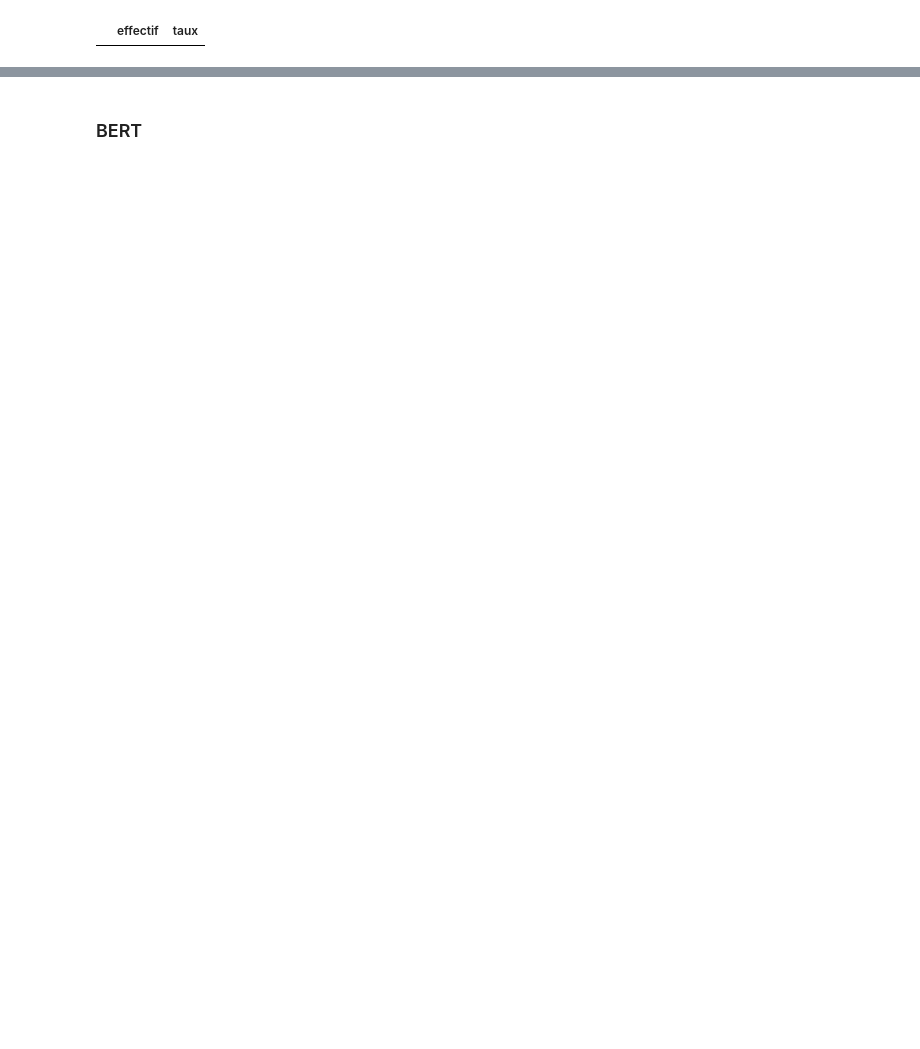
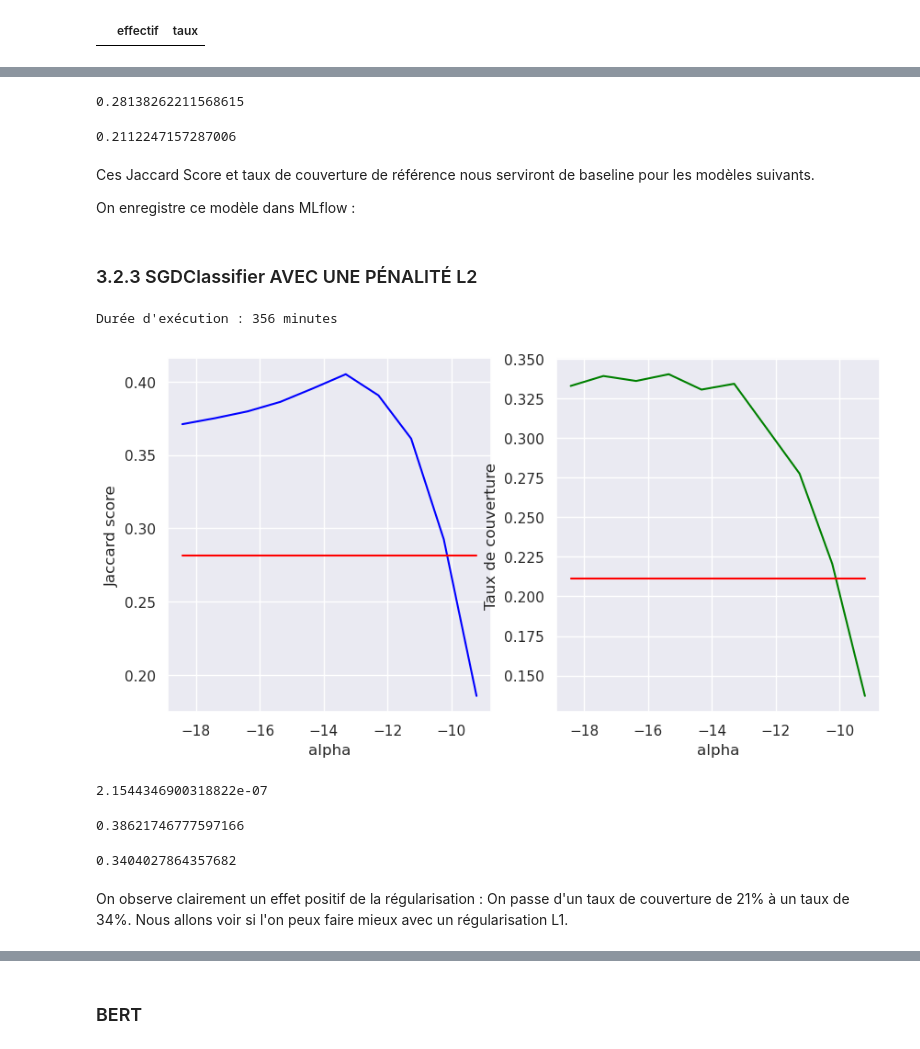
Before and after one commit to cfikri/Project5-automatic-questions-categorization-stackoverflow, a Jupyter notebook: approche_supervisee.ipynb, the cells around one changed output, grey strips where cells are left out. Cells and saved outputs as stored; diff of their text form; code cells hidden in the pictures; blank space fills up the shorter version.

```diff
--- a/approche_supervisee.ipynb
+++ b/approche_supervisee.ipynb
@@ -36,6 +40,9 @@ data[data.Title.isna()].shape
 # %%
 condition = data.Title.isna()
 data.loc[condition, 'Title'] = data.loc[condition, 'Body']
+# %%
+condition = data.Body.isna()
+data.loc[condition, 'Body'] = data.loc[condition, 'Title']
 # %%
 mt.valeurs_manquantes(data)
 # %% [output]
@@ -164,0 +132,15 @@ average_distance(bow_val, bow_tags_val, metric=relative_distance)
+# %%
+score_reference = jaccard_score(y_val, y_pred, average='weighted')
+score_reference
+# %% [output]
+0.28138262211568615
+# %%
+tags_pred = pd.Series(binarizer.inverse_transform(y_pred), index=data_val.index).apply(lambda x: ' '.join(x))
+coverage_reference = mt.coverage_score(tags_pred, data_val.Tags)
+coverage_reference
+# %% [output]
+0.2112247157287006
+# %% [markdown]
+Ces Jaccard Score et taux de couverture de référence nous serviront de baseline pour les modèles suivants.
+
+On enregistre ce modèle dans MLflow :
@@ -164,0 +154,56 @@ average_distance(bow_val, bow_tags_val, metric=relative_distance)
+# %% [markdown]
+### 3.2.3 SGDClassifier AVEC UNE PÉNALITÉ L2
+# %%
+debut = time()
+
+alphas = np.logspace(-8, -4, 10)
+score = []
+coverage = []
+
+for alpha in alphas:
+    classifier = OneVsRestClassifier(SGDClassifier(alpha=alpha, penalty='l2', loss='log_loss', random_state=72))
+    classifier.fit(X, y)
+
+    y_pred = classifier.predict(X_val)
+    score.append(jaccard_score(y_val, y_pred, average='weighted'))
+
+    tags_pred = pd.Series(binarizer.inverse_transform(y_pred), index=data_val.index).apply(lambda x: ' '.join(x))
+    coverage.append(mt.coverage_score(tags_pred, data_val.Tags))
+
+fin = time()
+
+duree = fin - debut
+print(f"Durée d'exécution : {round(duree/60)} minutes")
+# %% [output]
+Durée d'exécution : 356 minutes
+# %%
+sns.set(style='darkgrid')
+fig, axe = plt.subplots(1,2,figsize = (10,5))
+axe = axe.flatten()
+sns.lineplot(x=np.log(alphas), y=score, ax=axe[0], color='blue')
+sns.lineplot(x=np.log(alphas), y=score_reference, ax=axe[0], color='red')
+axe[0].set_xlabel('alpha')
+axe[0].set_ylabel('Jaccard score')
+sns.lineplot(x=np.log(alphas), y=coverage, ax=axe[1], color='green')
+sns.lineplot(x=np.log(alphas), y=coverage_reference, ax=axe[1], color='red')
+axe[1].set_xlabel('alpha')
+axe[1].set_ylabel('Taux de couverture')
+plt.savefig('Jaccard score et taux de couverture en fonction de alpha (SGD_l2_bow).png')
+plt.show()
+# %% [output]
+[figure, added]
+# %%
+alpha_optimal = alphas[np.argmax(coverage)]
+alpha_optimal
+# %% [output]
+2.1544346900318822e-07
+# %%
+score[np.argmax(coverage)]
+# %% [output]
+0.38621746777597166
+# %%
+max(coverage)
+# %% [output]
+0.3404027864357682
+# %% [markdown]
+On observe clairement un effet positif de la régularisation : On passe d'un taux de couverture de 21% à un taux de 34%. Nous allons voir si l'on peux faire mieux avec un régularisation L1.
```
Also changed, not shown: parts of 124 cells of this notebook.
